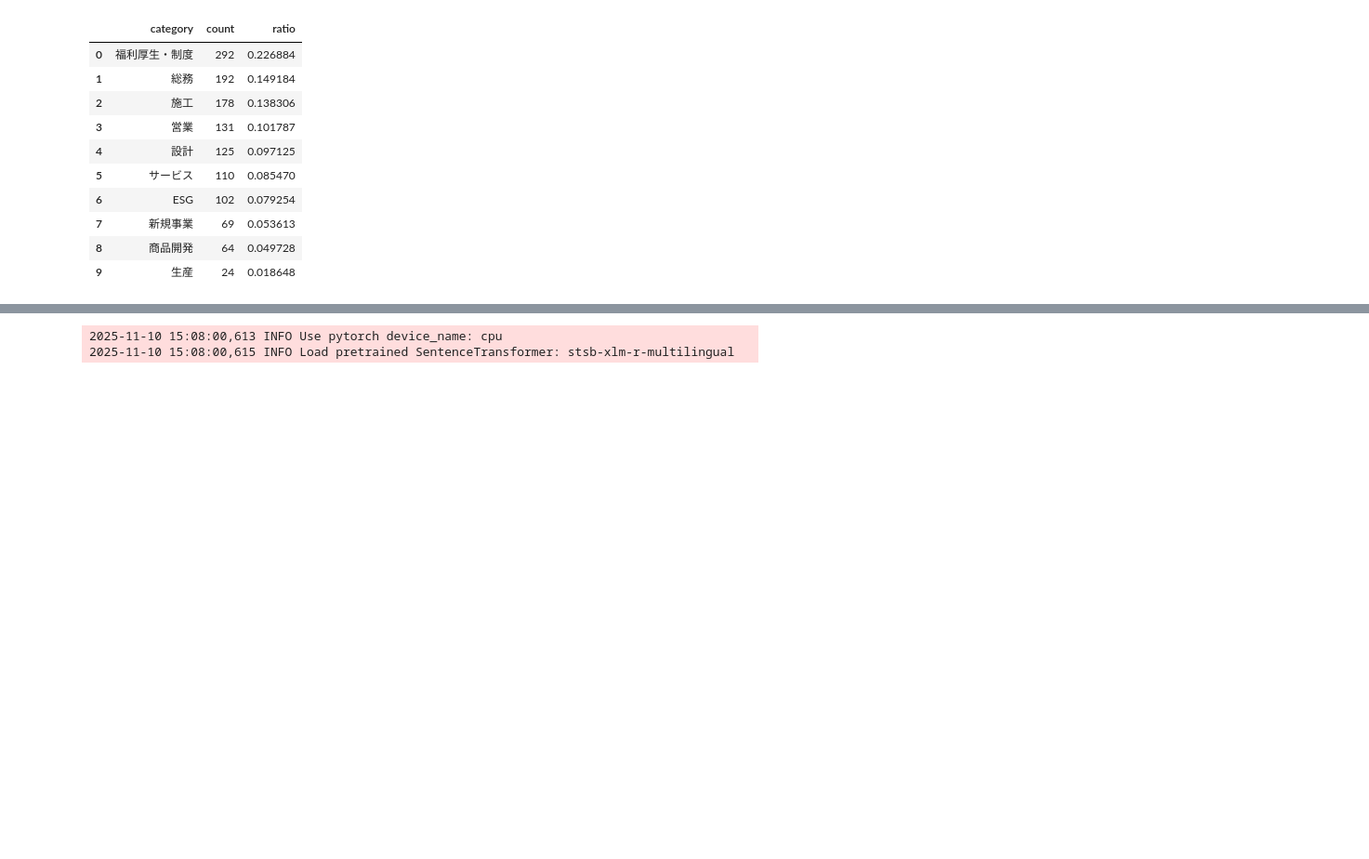
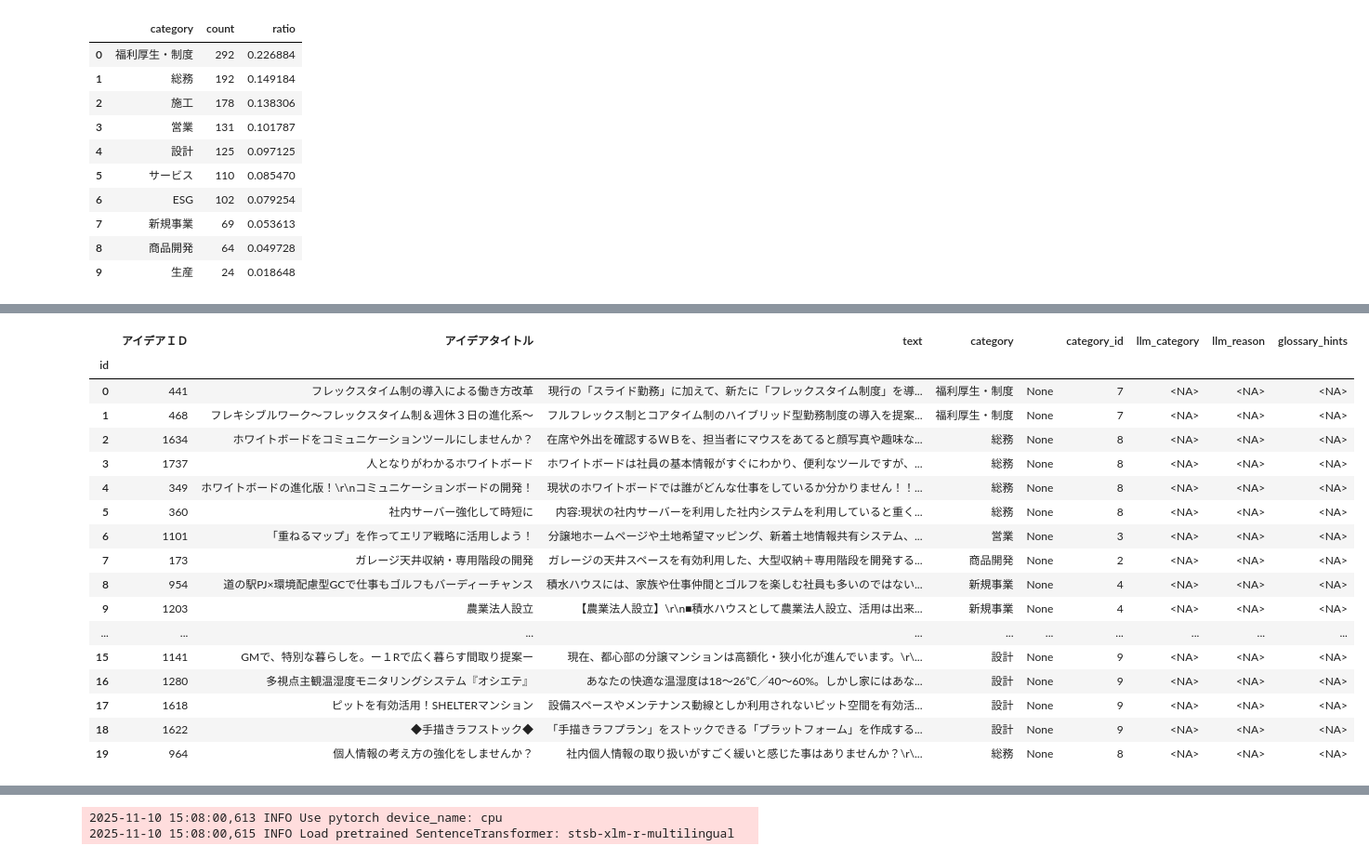
Before and after one commit to sumitakafujita/TextClassificationSuite, a Jupyter notebook: PoC.ipynb, the cells around one changed output, grey strips where cells are left out. Shown at 93% size. Saved outputs shown, nothing was run; the diff lists cells and outputs as text; code cells hidden in the pictures; blank space fills up the shorter version.

```diff
--- a/PoC.ipynb
+++ b/PoC.ipynb
@@ -150 +334,22 @@ class ClassificationBatch(BaseModel):
+# %%
+new_df.head(20)
+# %% [output]
+|  | アイデアＩＤ | アイデアタイトル | text | category |  | category_id | llm_category | llm_reason | glossary_hints |
+| id |  |  |  |  |  |  |  |  |  |
+| 0 | 441 | フレックスタイム制の導入による働き方改革 | 現行の「スライド勤務」に加えて、新たに「フレックスタイム制度」を導... | 福利厚生・制度 | None | 7 | <NA> | <NA> | <NA> |
+| 1 | 468 | フレキシブルワーク～フレックスタイム制＆週休３日の進化系～ | フルフレックス制とコアタイム制のハイブリッド型勤務制度の導入を提案... | 福利厚生・制度 | None | 7 | <NA> | <NA> | <NA> |
+| 2 | 1634 | ホワイトボードをコミュニケーションツールにしませんか？ | 在席や外出を確認するＷＢを、担当者にマウスをあてると顔写真や趣味な... | 総務 | None | 8 | <NA> | <NA> | <NA> |
+| 3 | 1737 | 人となりがわかるホワイトボード | ホワイトボードは社員の基本情報がすぐにわかり、便利なツールですが、... | 総務 | None | 8 | <NA> | <NA> | <NA> |
+| 4 | 349 | ホワイトボードの進化版！\r\nコミュニケーションボードの開発！ | 現状のホワイトボードでは誰がどんな仕事をしているか分かりません！！... | 総務 | None | 8 | <NA> | <NA> | <NA> |
+| 5 | 360 | 社内サーバー強化して時短に | 内容:現状の社内サーバーを利用した社内システムを利用していると重く... | 総務 | None | 8 | <NA> | <NA> | <NA> |
+| 6 | 1101 | 「重ねるマップ」を作ってエリア戦略に活用しよう！ | 分譲地ホームページや土地希望マッピング、新着土地情報共有システム、... | 営業 | None | 3 | <NA> | <NA> | <NA> |
+| 7 | 173 | ガレージ天井収納・専用階段の開発 | ガレージの天井スペースを有効利用した、大型収納＋専用階段を開発する... | 商品開発 | None | 2 | <NA> | <NA> | <NA> |
+| 8 | 954 | 道の駅PJ×環境配慮型GCで仕事もゴルフもバーディーチャンス | 積水ハウスには、家族や仕事仲間とゴルフを楽しむ社員も多いのではない... | 新規事業 | None | 4 | <NA> | <NA> | <NA> |
+| 9 | 1203 | 農業法人設立 | 【農業法人設立】\r\n■積水ハウスとして農業法人設立、活用は出来... | 新規事業 | None | 4 | <NA> | <NA> | <NA> |
+| ... | ... | ... | ... | ... | ... | ... | ... | ... | ... |
+| 15 | 1141 | GMで、特別な暮らしを。ー１Rで広く暮らす間取り提案ー | 現在、都心部の分譲マンションは高額化・狭小化が進んでいます。\r\... | 設計 | None | 9 | <NA> | <NA> | <NA> |
+| 16 | 1280 | 多視点主観温湿度モニタリングシステム『オシエテ』 | あなたの快適な温湿度は18～26℃／40～60%。しかし家にはあな... | 設計 | None | 9 | <NA> | <NA> | <NA> |
+| 17 | 1618 | ピットを有効活用！SHELTERマンション | 設備スペースやメンテナンス動線としか利用されないピット空間を有効活... | 設計 | None | 9 | <NA> | <NA> | <NA> |
+| 18 | 1622 | ◆手描きラフストック◆ | 「手描きラフプラン」をストックできる「プラットフォーム」を作成する... | 設計 | None | 9 | <NA> | <NA> | <NA> |
+| 19 | 964 | 個人情報の考え方の強化をしませんか？ | 社内個人情報の取り扱いがすごく緩いと感じた事はありませんか？\r\... | 総務 | None | 8 | <NA> | <NA> | <NA> |
 # %%
```
Also changed, not shown: parts of 5 cells of this notebook, 7 other files.
